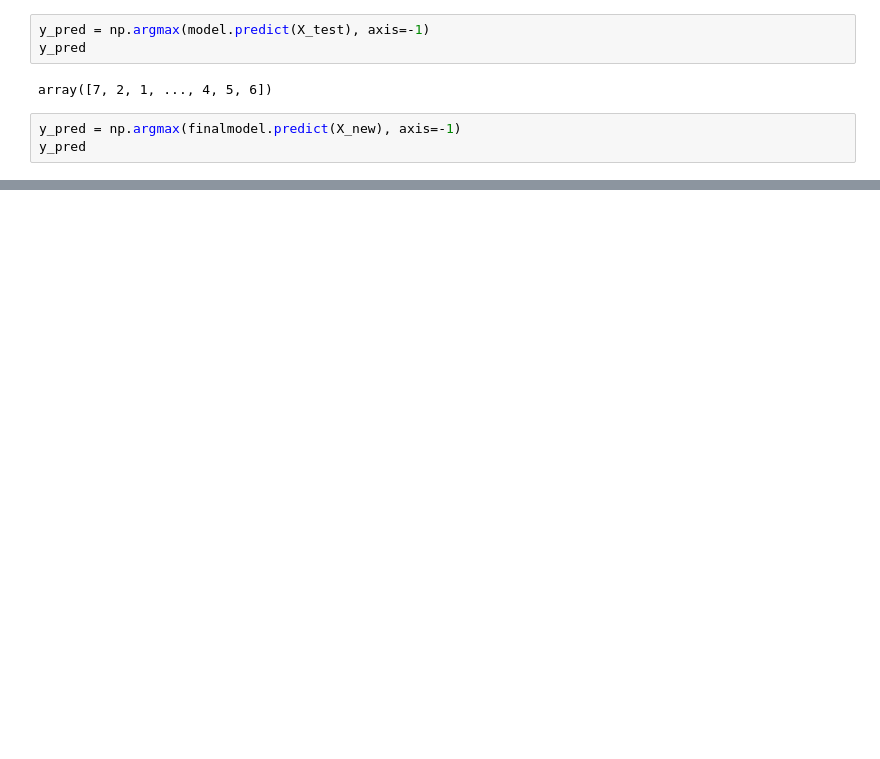
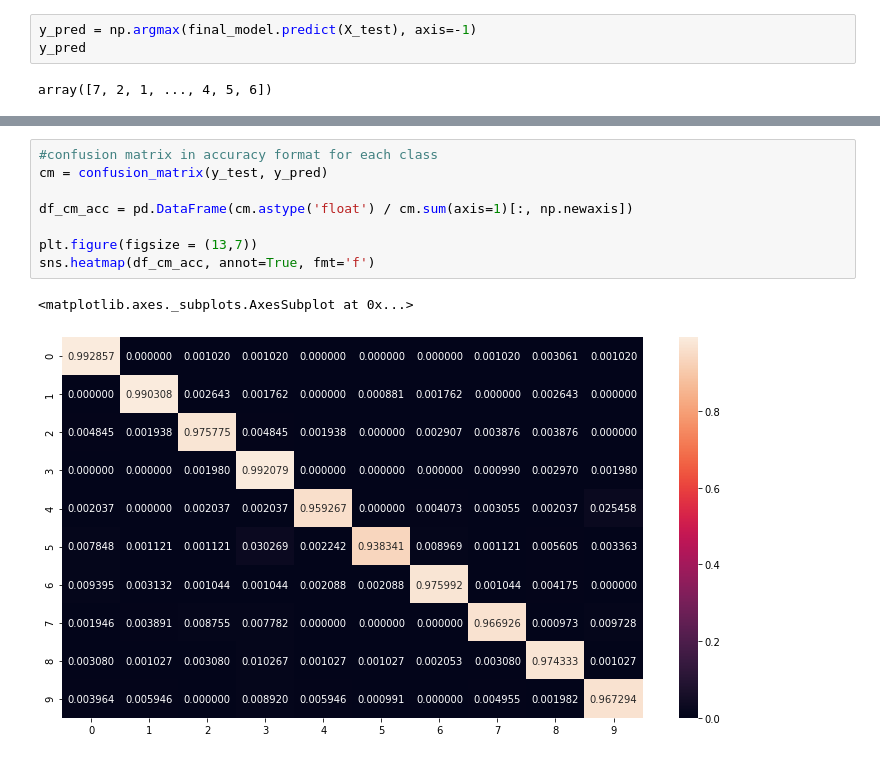
Before and after one commit to vserraa/redes-neurais, a Jupyter notebook: mlp-mnist/src/MNIST.ipynb, the cells around one changed output, grey strips where cells are left out. Cells and saved outputs as stored; diff of their text form; blank space fills up the shorter version.

Commit message:
new confusion matrix with accuracy values in percentage

```diff
--- a/mlp-mnist/src/MNIST.ipynb
+++ b/mlp-mnist/src/MNIST.ipynb
@@ -183,11 +188,8 @@ final_model.evaluate(X_test, y_test)
 # %%
-y_pred = np.argmax(model.predict(X_test), axis=-1)
+y_pred = np.argmax(final_model.predict(X_test), axis=-1)
 y_pred
 # %% [output]
 array([7, 2, 1, ..., 4, 5, 6])
-# %%
-y_pred = np.argmax(finalmodel.predict(X_new), axis=-1)
-y_pred
 # %%
 print(confusion_matrix(y_test, y_pred))
 # %% [output]
@@ -212,3 +215,14 @@ sns.heatmap(df_cm, annot=True, fmt='d')
+# %%
+#confusion matrix in accuracy format for each class
+cm = confusion_matrix(y_test, y_pred)
+
+df_cm_acc = pd.DataFrame(cm.astype('float') / cm.sum(axis=1)[:, np.newaxis])
+
+plt.figure(figsize = (13,7))
+sns.heatmap(df_cm_acc, annot=True, fmt='f')
+# %% [output]
+<matplotlib.axes._subplots.AxesSubplot at 0x...>
+[figure, added]
 # %%
 accuracy = accuracy_score(y_test, y_pred)
 recall = recall_score(y_test, y_pred, average=None)
```
Also changed, not shown: parts of 13 cells of this notebook.
